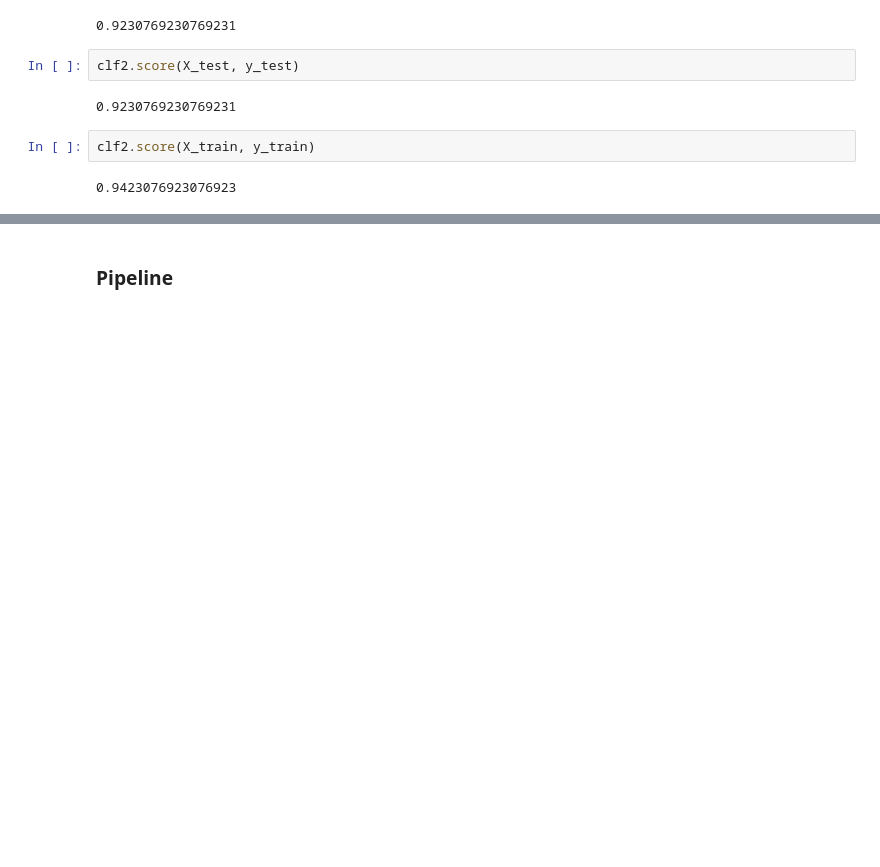
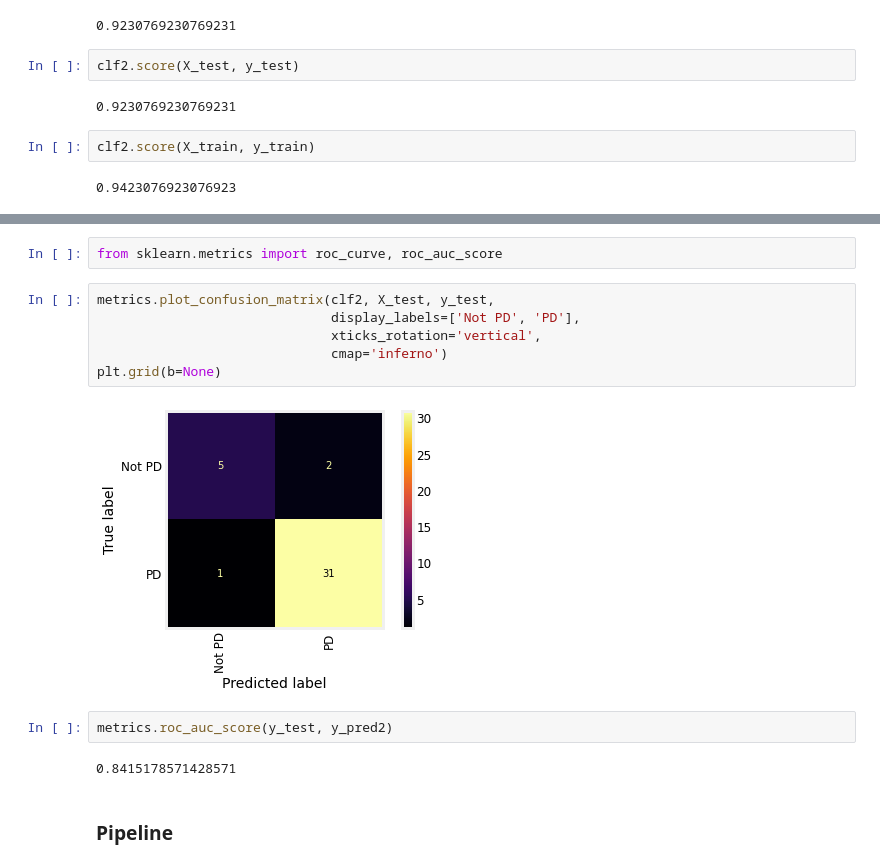
Before and after one commit to angelsmreyes/Deteccion-de-Parkinson-proyecto, a Jupyter notebook: parkinson_tuning.ipynb, the cells around one changed output, grey strips where cells are left out. Saved outputs shown, nothing was run; the diff lists cells and outputs as text; blank space fills up the shorter version.

```diff
--- a/parkinson_tuning.ipynb
+++ b/parkinson_tuning.ipynb
@@ -338,2 +356,16 @@ clf2.score(X_train, y_train)
+# %%
+from sklearn.metrics import roc_curve, roc_auc_score
+# %%
+metrics.plot_confusion_matrix(clf2, X_test, y_test,
+                              display_labels=['Not PD', 'PD'],
+                              xticks_rotation='vertical',
+                              cmap='inferno')
+plt.grid(b=None)
+# %% [output]
+[figure, added]
+# %%
+metrics.roc_auc_score(y_test, y_pred2)
+# %% [output]
+0.8415178571428571
 # %% [markdown]
 ### Pipeline
```
Also changed, not shown: parts of 5 cells of this notebook.
